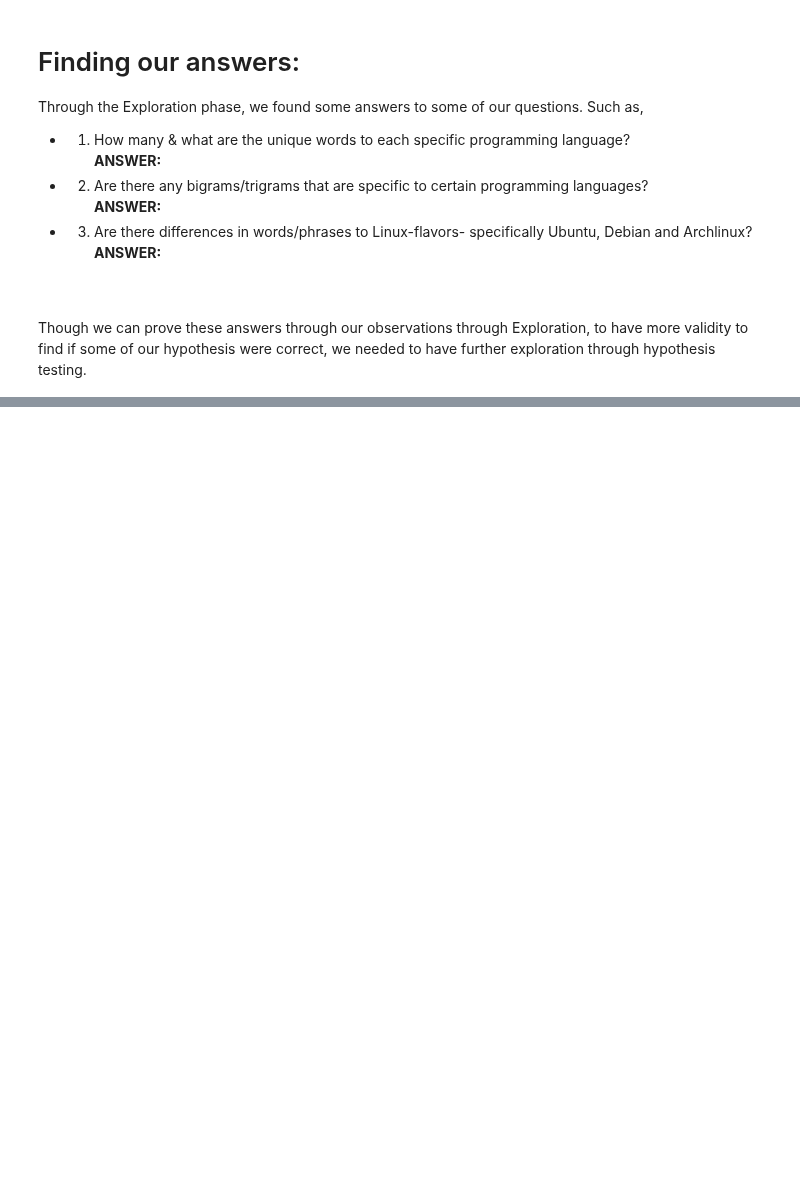
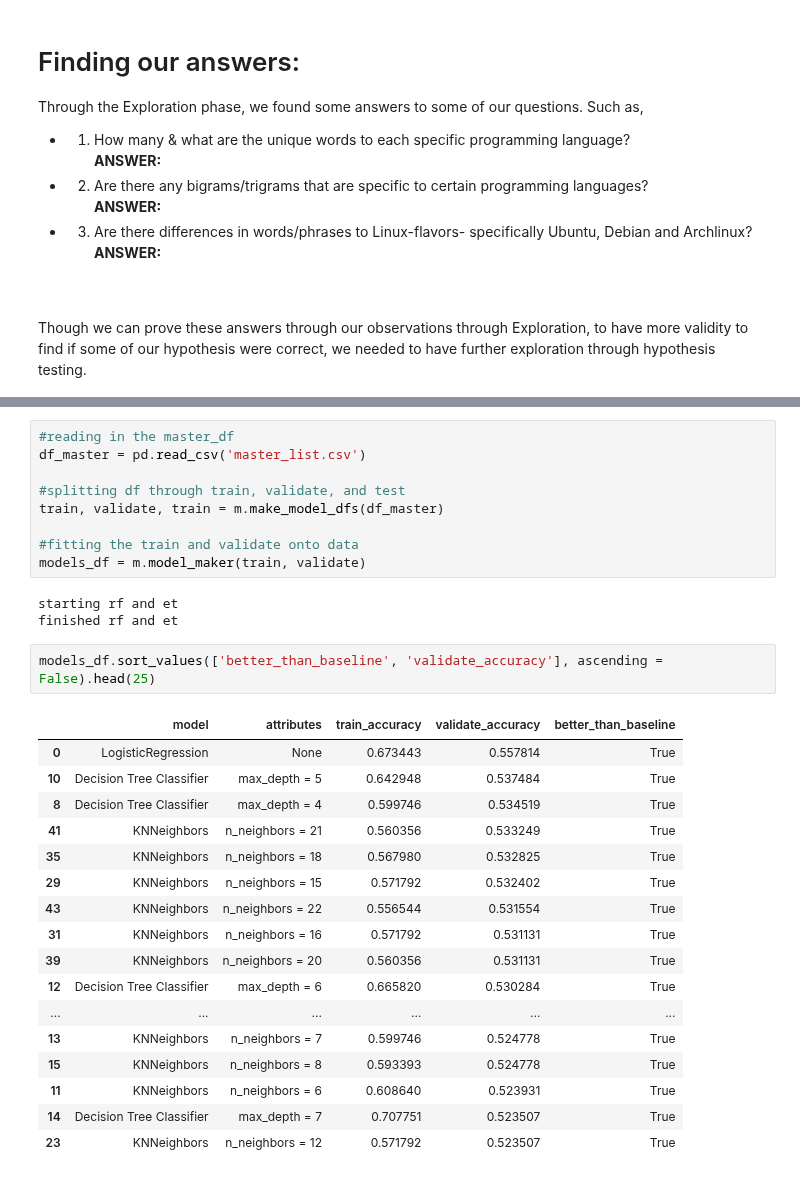
Before and after one commit to jemison-nlp-AnJeSt/github-NLP-project, a Jupyter notebook: Final_Notebook.ipynb, the cells around one changed output, grey strips where cells are left out. Saved outputs shown, nothing was run; the diff lists cells and outputs as text; blank space fills up the shorter version.

Commit message:
adding modeling

```diff
--- a/Final_Notebook.ipynb
+++ b/Final_Notebook.ipynb
@@ -601,0 +625,32 @@ ________________________________________
+# %%
+#reading in the master_df
+df_master = pd.read_csv('master_list.csv')
+
+#splitting df through train, validate, and test
+train, validate, train = m.make_model_dfs(df_master)
+
+#fitting the train and validate onto data
+models_df = m.model_maker(train, validate)
+# %% [output]
+starting rf and et
+finished rf and et
+# %%
+models_df.sort_values(['better_than_baseline', 'validate_accuracy'], ascending = False).head(25)
+# %% [output]
+|  | model | attributes | train_accuracy | validate_accuracy | better_than_baseline |
+| 0 | LogisticRegression | None | 0.673443 | 0.557814 | True |
+| 10 | Decision Tree Classifier | max_depth = 5 | 0.642948 | 0.537484 | True |
+| 8 | Decision Tree Classifier | max_depth = 4 | 0.599746 | 0.534519 | True |
+| 41 | KNNeighbors | n_neighbors = 21 | 0.560356 | 0.533249 | True |
+| 35 | KNNeighbors | n_neighbors = 18 | 0.567980 | 0.532825 | True |
+| 29 | KNNeighbors | n_neighbors = 15 | 0.571792 | 0.532402 | True |
+| 43 | KNNeighbors | n_neighbors = 22 | 0.556544 | 0.531554 | True |
+| 31 | KNNeighbors | n_neighbors = 16 | 0.571792 | 0.531131 | True |
+| 39 | KNNeighbors | n_neighbors = 20 | 0.560356 | 0.531131 | True |
+| 12 | Decision Tree Classifier | max_depth = 6 | 0.665820 | 0.530284 | True |
+| ... | ... | ... | ... | ... | ... |
+| 13 | KNNeighbors | n_neighbors = 7 | 0.599746 | 0.524778 | True |
+| 15 | KNNeighbors | n_neighbors = 8 | 0.593393 | 0.524778 | True |
+| 11 | KNNeighbors | n_neighbors = 6 | 0.608640 | 0.523931 | True |
+| 14 | Decision Tree Classifier | max_depth = 7 | 0.707751 | 0.523507 | True |
+| 23 | KNNeighbors | n_neighbors = 12 | 0.571792 | 0.523507 | True |
```
Also changed, not shown: parts of 79 cells of this notebook.
